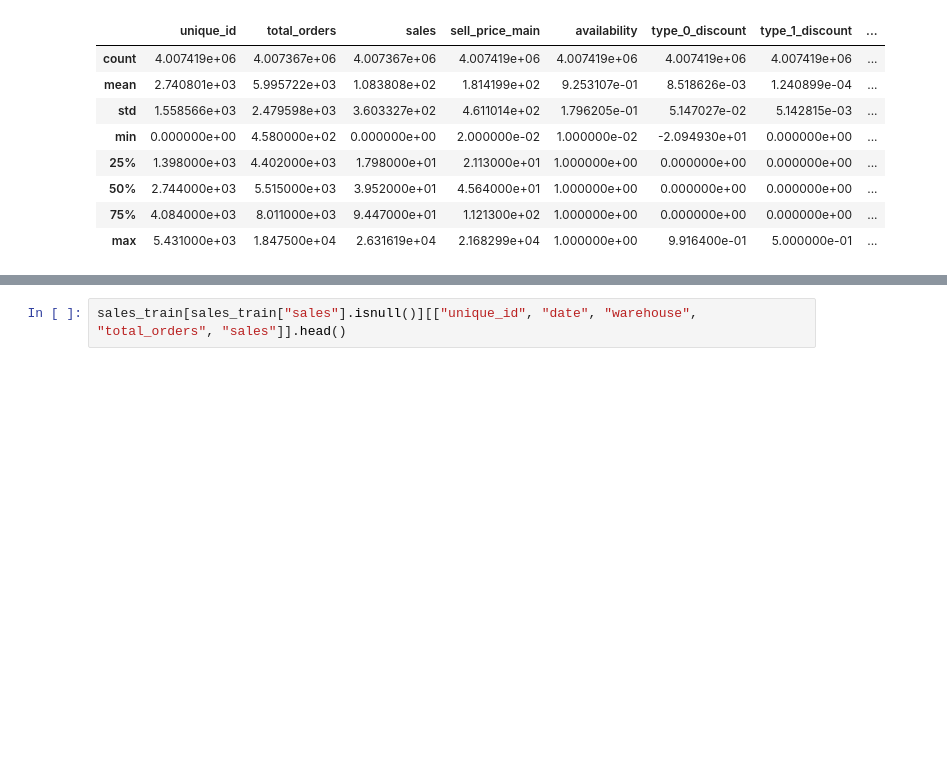
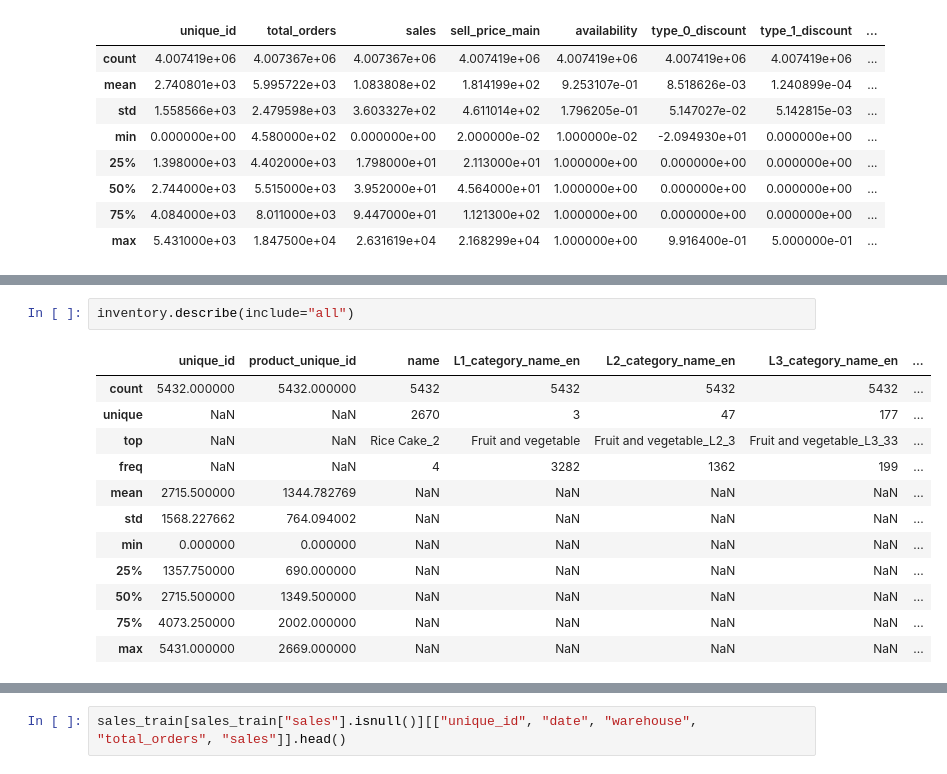
Before and after one commit to KtoxTheNisa/GROUP51_CENG313, a Jupyter notebook: assignment1_eda_baseline.ipynb, the cells around one changed output, grey strips where cells are left out. Cells and saved outputs as stored; diff of their text form; blank space fills up the shorter version.

```diff
--- a/assignment1_eda_baseline.ipynb
+++ b/assignment1_eda_baseline.ipynb
@@ -172,0 +256,15 @@ sales_train.describe()
+# %%
+inventory.describe(include="all")
+# %% [output]
+|  | unique_id | product_unique_id | name | L1_category_name_en | L2_category_name_en | L3_category_name_en | ... |
+| count | 5432.000000 | 5432.000000 | 5432 | 5432 | 5432 | 5432 | ... |
+| unique | NaN | NaN | 2670 | 3 | 47 | 177 | ... |
+| top | NaN | NaN | Rice Cake_2 | Fruit and vegetable | Fruit and vegetable_L2_3 | Fruit and vegetable_L3_33 | ... |
+| freq | NaN | NaN | 4 | 3282 | 1362 | 199 | ... |
+| mean | 2715.500000 | 1344.782769 | NaN | NaN | NaN | NaN | ... |
+| std | 1568.227662 | 764.094002 | NaN | NaN | NaN | NaN | ... |
+| min | 0.000000 | 0.000000 | NaN | NaN | NaN | NaN | ... |
+| 25% | 1357.750000 | 690.000000 | NaN | NaN | NaN | NaN | ... |
+| 50% | 2715.500000 | 1349.500000 | NaN | NaN | NaN | NaN | ... |
+| 75% | 4073.250000 | 2002.000000 | NaN | NaN | NaN | NaN | ... |
+| max | 5431.000000 | 2669.000000 | NaN | NaN | NaN | NaN | ... |
```
Also changed, not shown: parts of 21 cells of this notebook.
